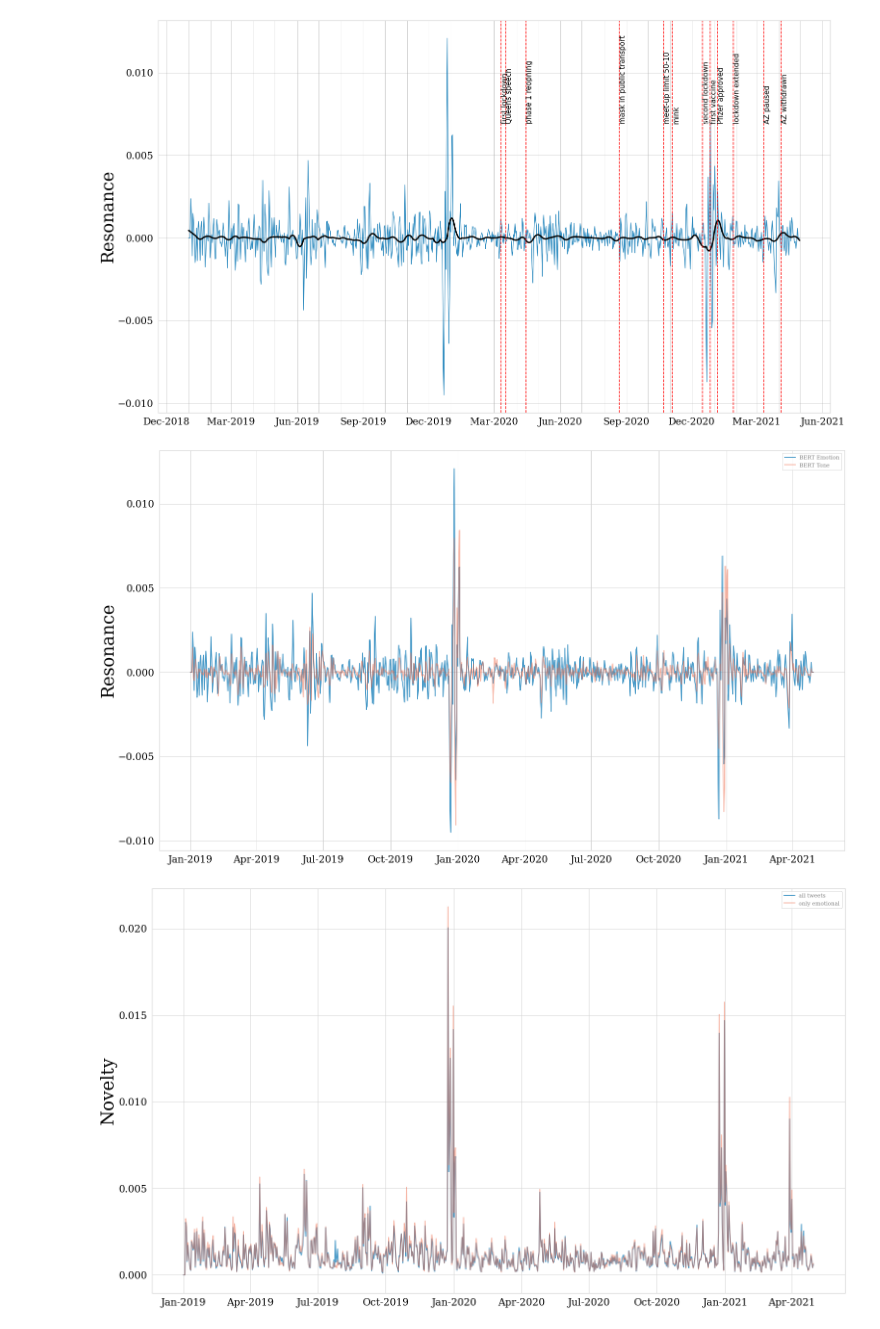
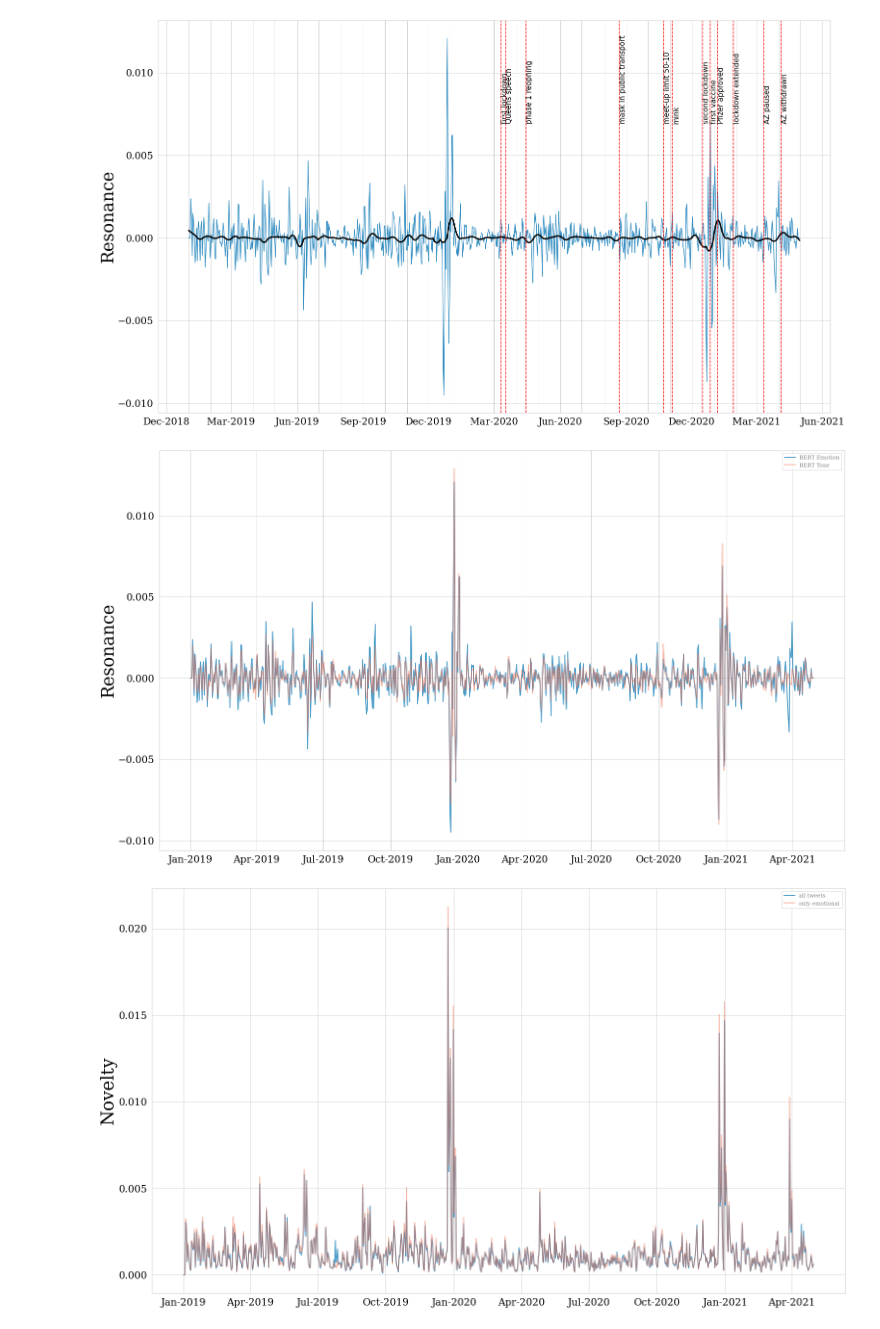
Before and after one commit to saraoe/emoDynamics, a Jupyter notebook: notebooks/vis_emotionFluxus.ipynb, the cells around one changed output. Saved outputs shown, nothing was run; the diff lists cells and outputs as text; code cells hidden in the pictures.

```diff
--- a/notebooks/vis_emotionFluxus.ipynb
+++ b/notebooks/vis_emotionFluxus.ipynb
@@ -191,14 +191,17 @@ def plot_two_signals(measure: str, df1, df2, label1=None, label2=None, fontsize=
         plt.savefig(plot_name)
     plt.show()
 # %%
-pol_file = os.path.join("..", "idmdl", "tweets_pol_date_W3.csv")
+# pol_file = os.path.join("..", "idmdl", "tweets_pol_date_W3.csv")
+pol_file = os.path.join("..", "idmdl", "tweets_emo_noRT_date_W3.csv")
 pol = pd.read_csv(pol_file)
 pol["date"] = pd.to_datetime(pol["date"])
 # %%
 measure = "resonance"
-plot_two_signals(measure, df, pol, label1='BERT Emotion', label2='BERT Tone', plot_name=f"../fig/W3_{measure}_both_wlabels.png")
+plot_two_signals(measure, df, pol, label1='BERT Emotion', label2='BERT Tone',
+                 #plot_name=f"../fig/W3_{measure}_both_wlabels.png"
+                )
 # %% [output]
-[figure, old version]
+[figure, new version]
 # %%
 emo_only_file = os.path.join("..", "idmdl", "tweets_emo_only_date_W3.csv")
 emo_only = pd.read_csv(emo_only_file)
```
Also changed, not shown: parts of 5 cells of this notebook, 1 other file.
